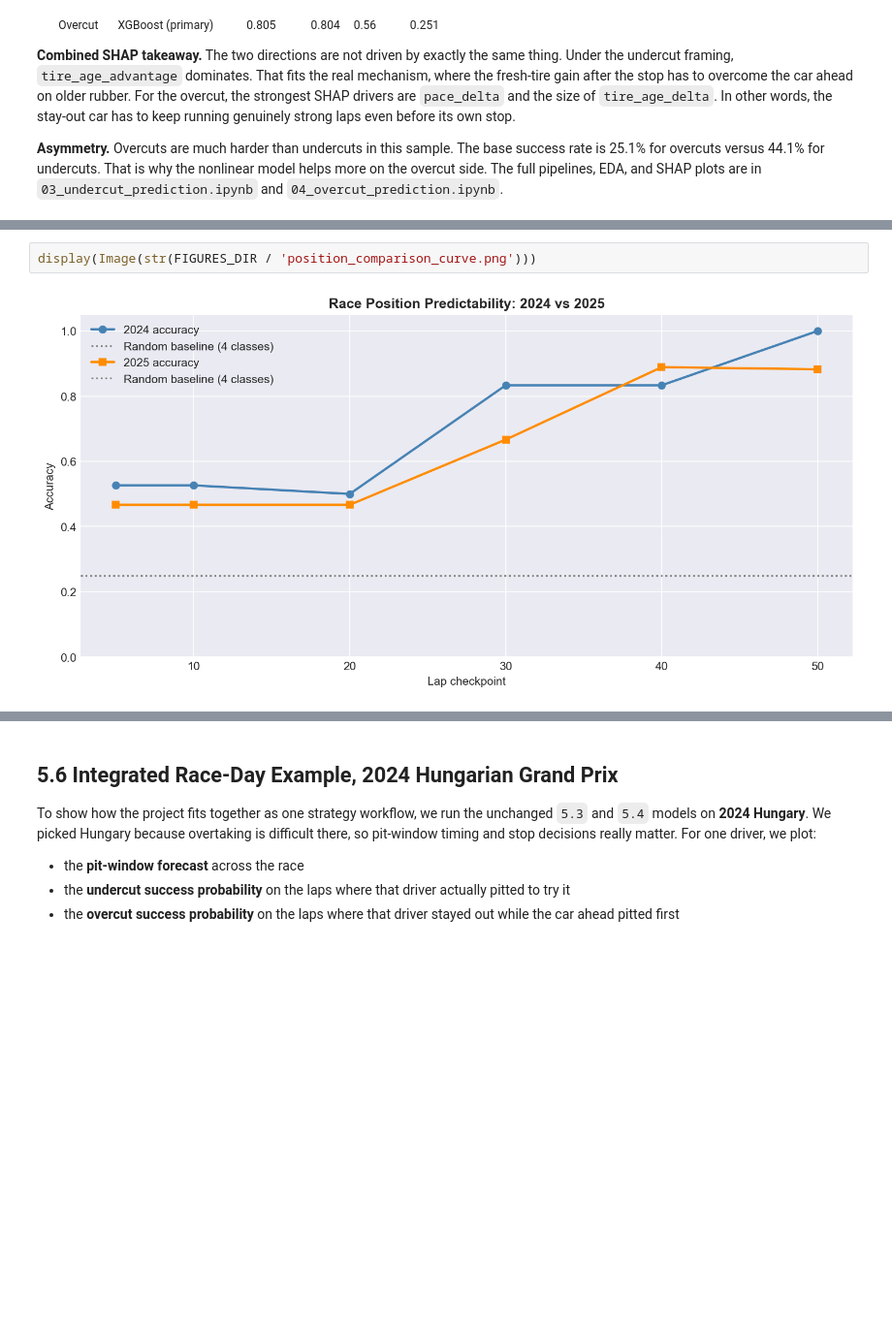
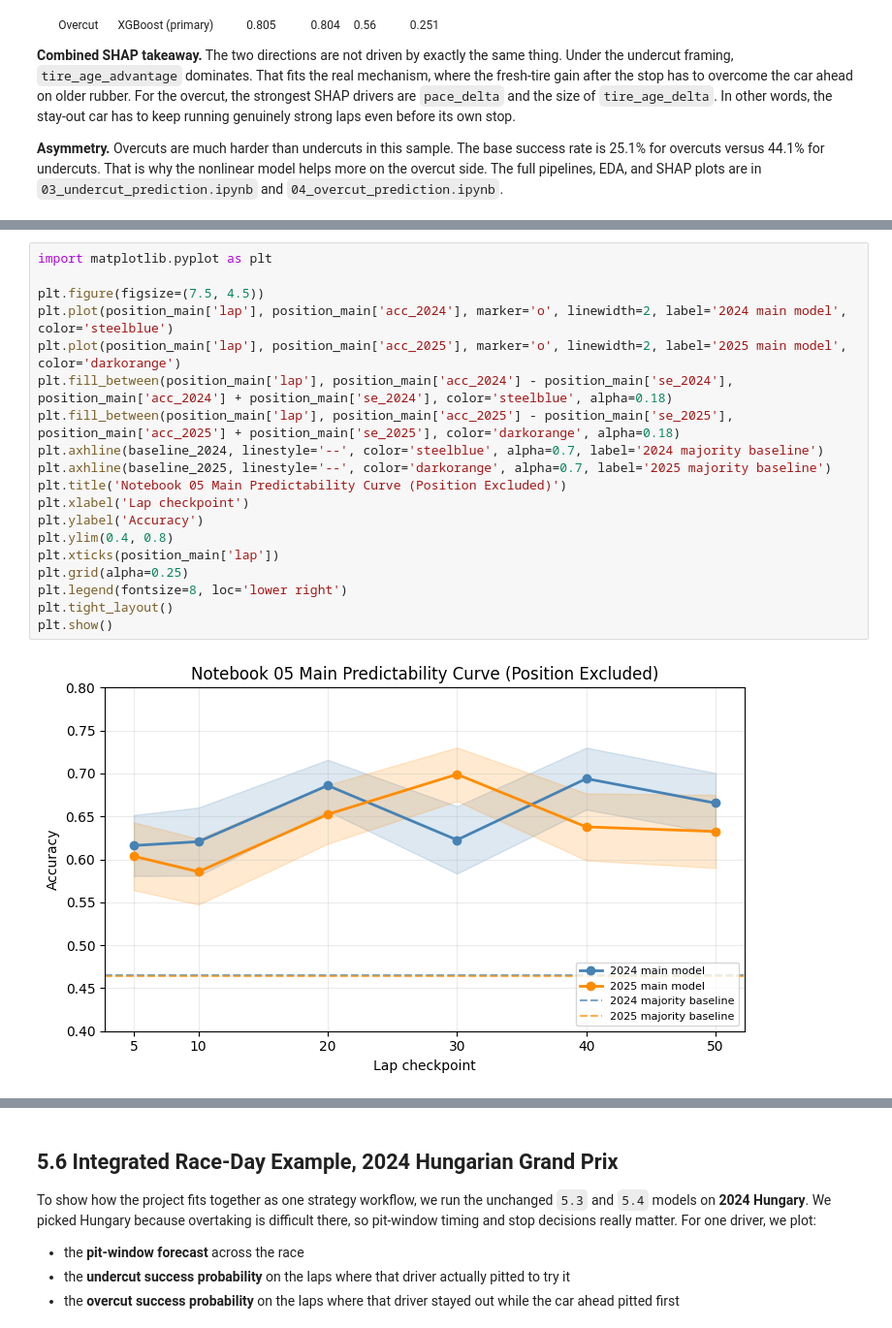
Before and after one commit to cooper-kerr/F1-Predictive-Analysis-Project, a Jupyter notebook: notebooks/01_milestone_report.ipynb, the cells around one changed output, grey strips where cells are left out. Shown at 97% size. Drawn from its saved outputs; the diff is of its cells as text; blank space fills up the shorter version.

```diff
--- a/notebooks/01_milestone_report.ipynb
+++ b/notebooks/01_milestone_report.ipynb
@@ -419,5 +449,22 @@ checkpoint_lap
 # %%
-display(Image(str(FIGURES_DIR / 'position_comparison_curve.png')))
+import matplotlib.pyplot as plt
+
+plt.figure(figsize=(7.5, 4.5))
+plt.plot(position_main['lap'], position_main['acc_2024'], marker='o', linewidth=2, label='2024 main model', color='steelblue')
+plt.plot(position_main['lap'], position_main['acc_2025'], marker='o', linewidth=2, label='2025 main model', color='darkorange')
+plt.fill_between(position_main['lap'], position_main['acc_2024'] - position_main['se_2024'], position_main['acc_2024'] + position_main['se_2024'], color='steelblue', alpha=0.18)
+plt.fill_between(position_main['lap'], position_main['acc_2025'] - position_main['se_2025'], position_main['acc_2025'] + position_main['se_2025'], color='darkorange', alpha=0.18)
+plt.axhline(baseline_2024, linestyle='--', color='steelblue', alpha=0.7, label='2024 majority baseline')
+plt.axhline(baseline_2025, linestyle='--', color='darkorange', alpha=0.7, label='2025 majority baseline')
+plt.title('Notebook 05 Main Predictability Curve (Position Excluded)')
+plt.xlabel('Lap checkpoint')
+plt.ylabel('Accuracy')
+plt.ylim(0.4, 0.8)
+plt.xticks(position_main['lap'])
+plt.grid(alpha=0.25)
+plt.legend(fontsize=8, loc='lower right')
+plt.tight_layout()
+plt.show()
 # %% [output]
-[figure, old version]
+[figure, new version]
 # %%
```
Also changed, not shown: parts of 13 cells of this notebook.
